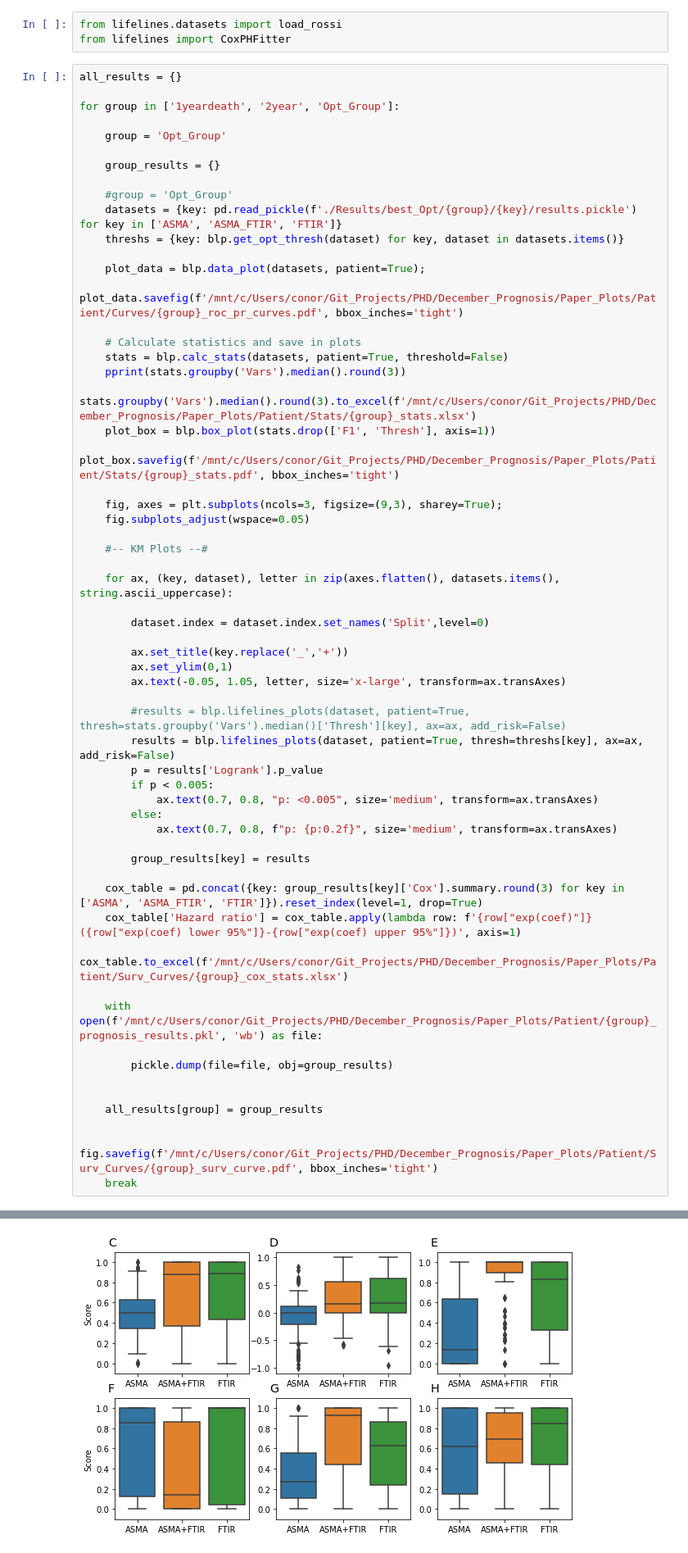
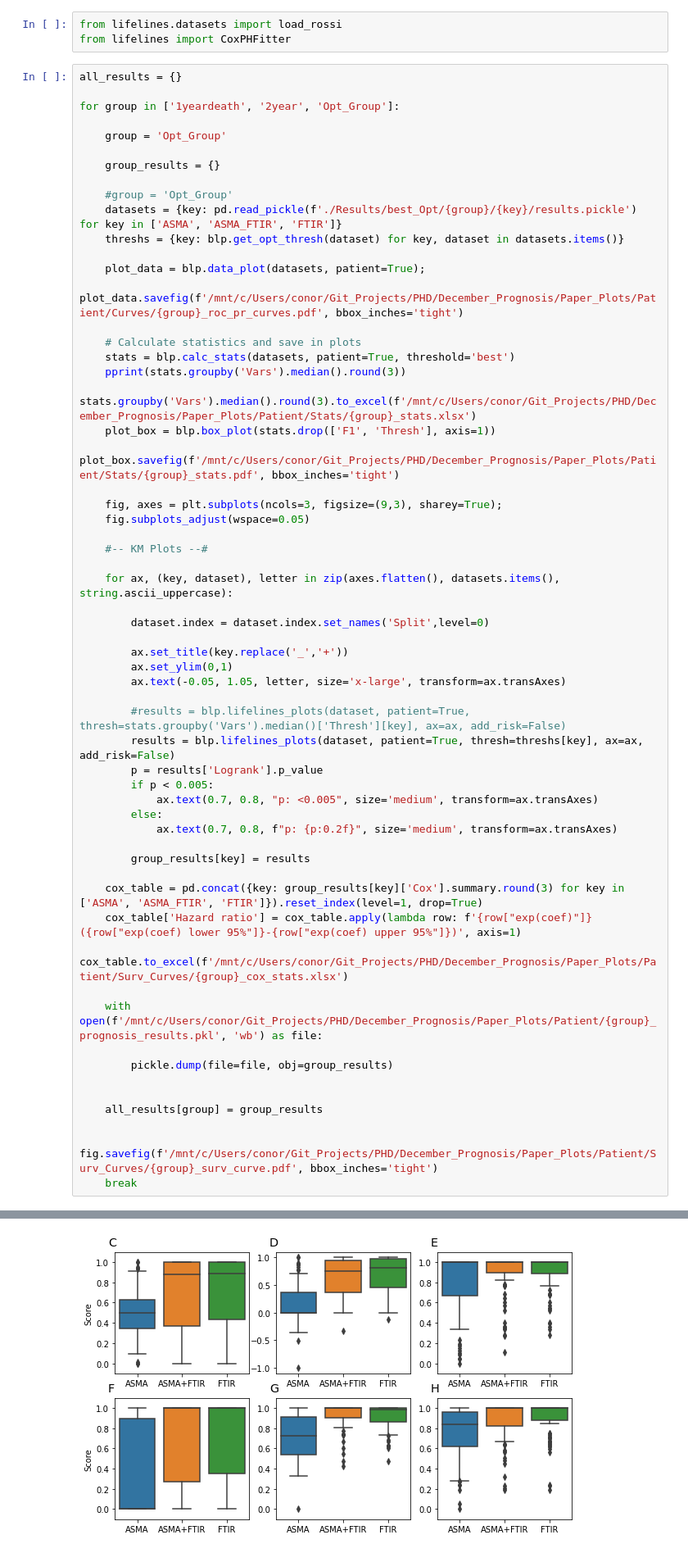
Before and after one commit to c-whitley/PHD, a Jupyter notebook: December_Prognosis/Plotting.ipynb, the cells around one changed output, grey strips where cells are left out. Shown: that part at 82% size. Saved outputs shown, nothing was run; the diff lists cells and outputs as text.

```diff
--- a/December_Prognosis/Plotting.ipynb
+++ b/December_Prognosis/Plotting.ipynb
@@ -86,7 +86,7 @@ for group in ['1yeardeath', '2year', 'Opt_Group']:
     plot_data.savefig(f'/mnt/c/Users/conor/Git_Projects/PHD/December_Prognosis/Paper_Plots/Patient/Curves/{group}_roc_pr_curves.pdf', bbox_inches='tight')
 
     # Calculate statistics and save in plots
-    stats = blp.calc_stats(datasets, patient=True, threshold=False)
+    stats = blp.calc_stats(datasets, patient=True, threshold='best')
     pprint(stats.groupby('Vars').median().round(3))
     stats.groupby('Vars').median().round(3).to_excel(f'/mnt/c/Users/conor/Git_Projects/PHD/December_Prognosis/Paper_Plots/Patient/Stats/{group}_stats.xlsx')
     plot_box = blp.box_plot(stats.drop(['F1', 'Thresh'], axis=1))
@@ -139,2 +139,2 @@ FTIR       0.886  0.536  0.168        0.833        1.000  0.625  0.848   0.345
-[figure, old version]
+[figure, new version]
 [figure]
```
Also changed, not shown: parts of 5 cells of this notebook, 7 other files.
